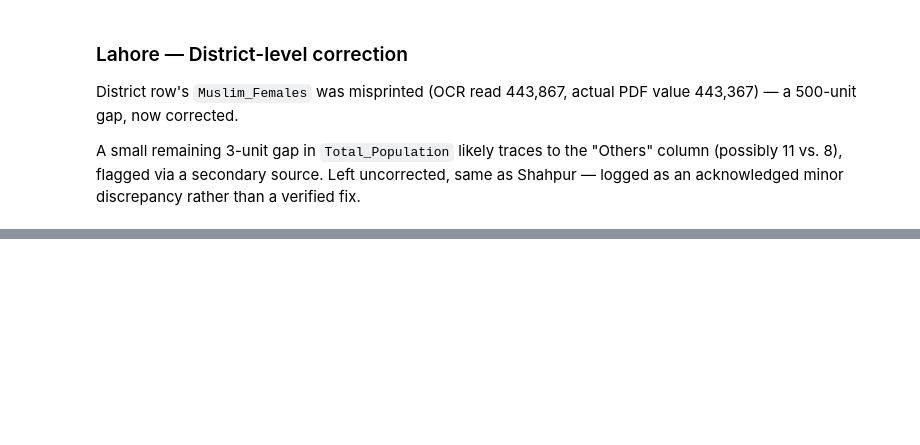
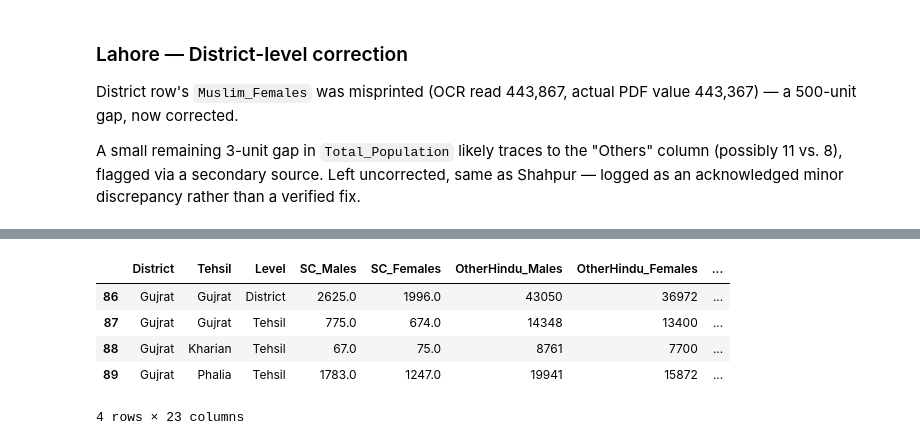
Before and after one commit to prabh9050/the-line-and-the-ledger, a Jupyter notebook: notebooks/01_EDA.ipynb, the cells around one changed output, grey strips where cells are left out. Cells and saved outputs as stored; diff of their text form; code cells hidden in the pictures; blank space fills up the shorter version.

```diff
--- a/notebooks/01_EDA.ipynb
+++ b/notebooks/01_EDA.ipynb
@@ -354,0 +371,11 @@ A small remaining 3-unit gap in `Total_Population` likely traces to the "Others"
+# %%
+# Checking the corrected values for Sheikhupura District
+
+census.loc[(census['District'] == 'Gujrat')]
+# %% [output]
+|  | District | Tehsil | Level | SC_Males | SC_Females | OtherHindu_Males | OtherHindu_Females | ... |
+| 86 | Gujrat | Gujrat | District | 2625.0 | 1996.0 | 43050 | 36972 | ... |
+| 87 | Gujrat | Gujrat | Tehsil | 775.0 | 674.0 | 14348 | 13400 | ... |
+| 88 | Gujrat | Kharian | Tehsil | 67.0 | 75.0 | 8761 | 7700 | ... |
+| 89 | Gujrat | Phalia | Tehsil | 1783.0 | 1247.0 | 19941 | 15872 | ... |
+4 rows × 23 columns
```
Also changed, not shown: parts of 2 cells of this notebook.
